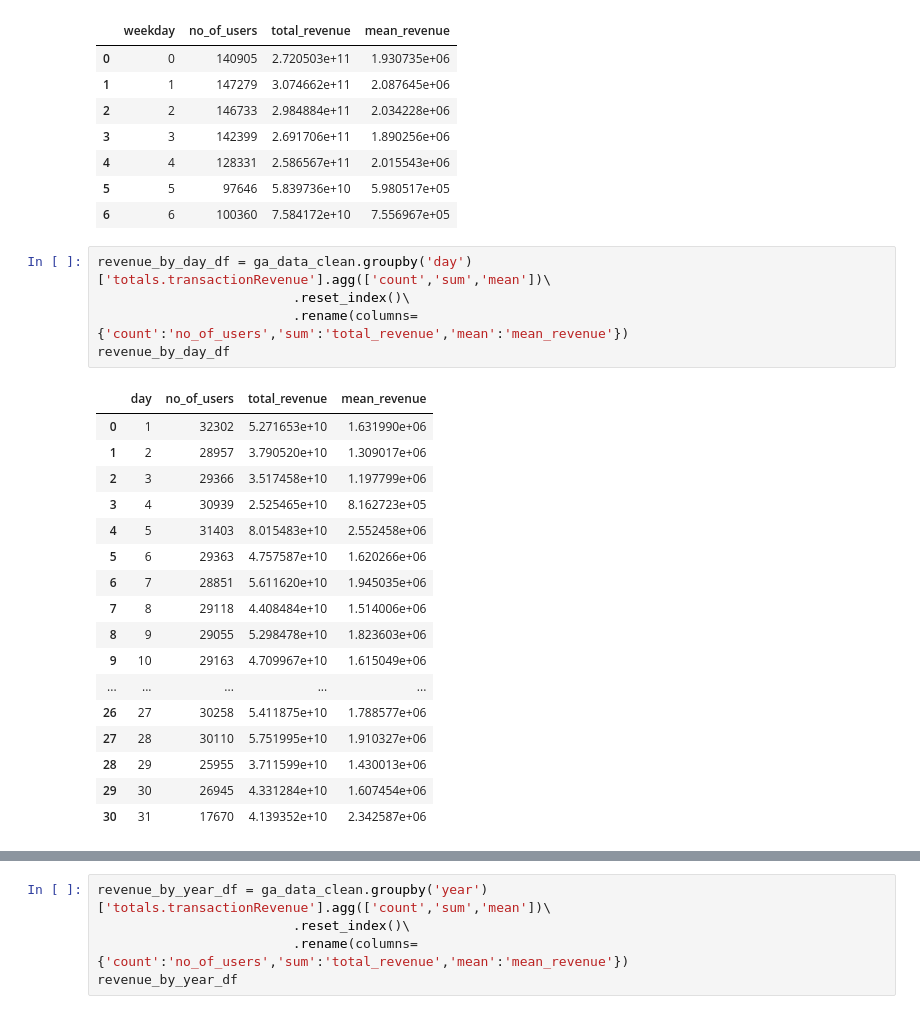
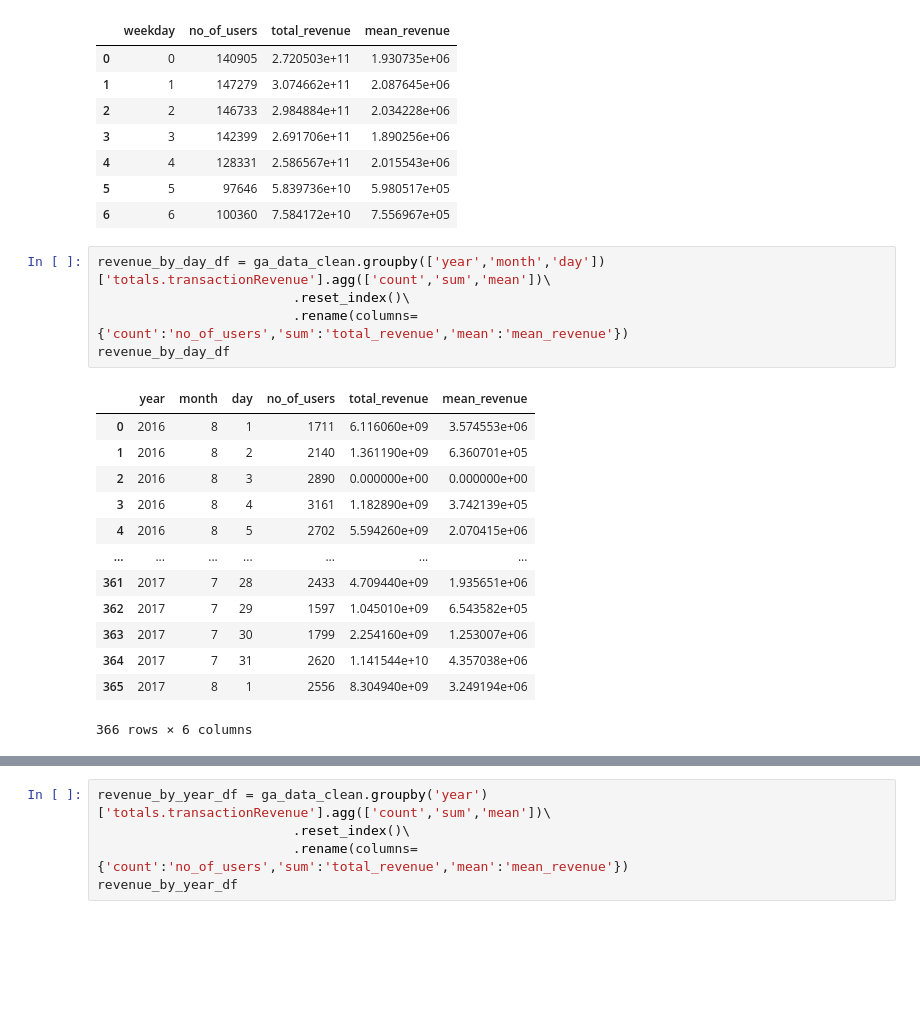
Before and after one commit to sherintm/GA-customer-revenue-analysis, a Jupyter notebook: GACustomerRevenueAnalysis.ipynb, the cells around one changed output, grey strips where cells are left out. Saved outputs shown, nothing was run; the diff lists cells and outputs as text; blank space fills up the shorter version.

```diff
--- a/GACustomerRevenueAnalysis.ipynb
+++ b/GACustomerRevenueAnalysis.ipynb
@@ -563,26 +555,22 @@ revenue_by_weekday_df
 | 5 | 5 | 97646 | 5.839736e+10 | 5.980517e+05 |
 | 6 | 6 | 100360 | 7.584172e+10 | 7.556967e+05 |
 # %%
-revenue_by_day_df = ga_data_clean.groupby('day')['totals.transactionRevenue'].agg(['count','sum','mean'])\
+revenue_by_day_df = ga_data_clean.groupby(['year','month','day'])['totals.transactionRevenue'].agg(['count','sum','mean'])\
                          .reset_index()\
                          .rename(columns= {'count':'no_of_users','sum':'total_revenue','mean':'mean_revenue'})
 revenue_by_day_df
 # %% [output]
-|  | day | no_of_users | total_revenue | mean_revenue |
-| 0 | 1 | 32302 | 5.271653e+10 | 1.631990e+06 |
-| 1 | 2 | 28957 | 3.790520e+10 | 1.309017e+06 |
-| 2 | 3 | 29366 | 3.517458e+10 | 1.197799e+06 |
-| 3 | 4 | 30939 | 2.525465e+10 | 8.162723e+05 |
-| 4 | 5 | 31403 | 8.015483e+10 | 2.552458e+06 |
-| 5 | 6 | 29363 | 4.757587e+10 | 1.620266e+06 |
-| 6 | 7 | 28851 | 5.611620e+10 | 1.945035e+06 |
-| 7 | 8 | 29118 | 4.408484e+10 | 1.514006e+06 |
-| 8 | 9 | 29055 | 5.298478e+10 | 1.823603e+06 |
-| 9 | 10 | 29163 | 4.709967e+10 | 1.615049e+06 |
-| ... | ... | ... | ... | ... |
-| 26 | 27 | 30258 | 5.411875e+10 | 1.788577e+06 |
-| 27 | 28 | 30110 | 5.751995e+10 | 1.910327e+06 |
-| 28 | 29 | 25955 | 3.711599e+10 | 1.430013e+06 |
-| 29 | 30 | 26945 | 4.331284e+10 | 1.607454e+06 |
-| 30 | 31 | 17670 | 4.139352e+10 | 2.342587e+06 |
+|  | year | month | day | no_of_users | total_revenue | mean_revenue |
+| 0 | 2016 | 8 | 1 | 1711 | 6.116060e+09 | 3.574553e+06 |
+| 1 | 2016 | 8 | 2 | 2140 | 1.361190e+09 | 6.360701e+05 |
+| 2 | 2016 | 8 | 3 | 2890 | 0.000000e+00 | 0.000000e+00 |
+| 3 | 2016 | 8 | 4 | 3161 | 1.182890e+09 | 3.742139e+05 |
+| 4 | 2016 | 8 | 5 | 2702 | 5.594260e+09 | 2.070415e+06 |
+| ... | ... | ... | ... | ... | ... | ... |
+| 361 | 2017 | 7 | 28 | 2433 | 4.709440e+09 | 1.935651e+06 |
+| 362 | 2017 | 7 | 29 | 1597 | 1.045010e+09 | 6.543582e+05 |
+| 363 | 2017 | 7 | 30 | 1799 | 2.254160e+09 | 1.253007e+06 |
+| 364 | 2017 | 7 | 31 | 2620 | 1.141544e+10 | 4.357038e+06 |
+| 365 | 2017 | 8 | 1 | 2556 | 8.304940e+09 | 3.249194e+06 |
+366 rows × 6 columns
 # %%
```
Also changed, not shown: parts of 43 cells of this notebook.
